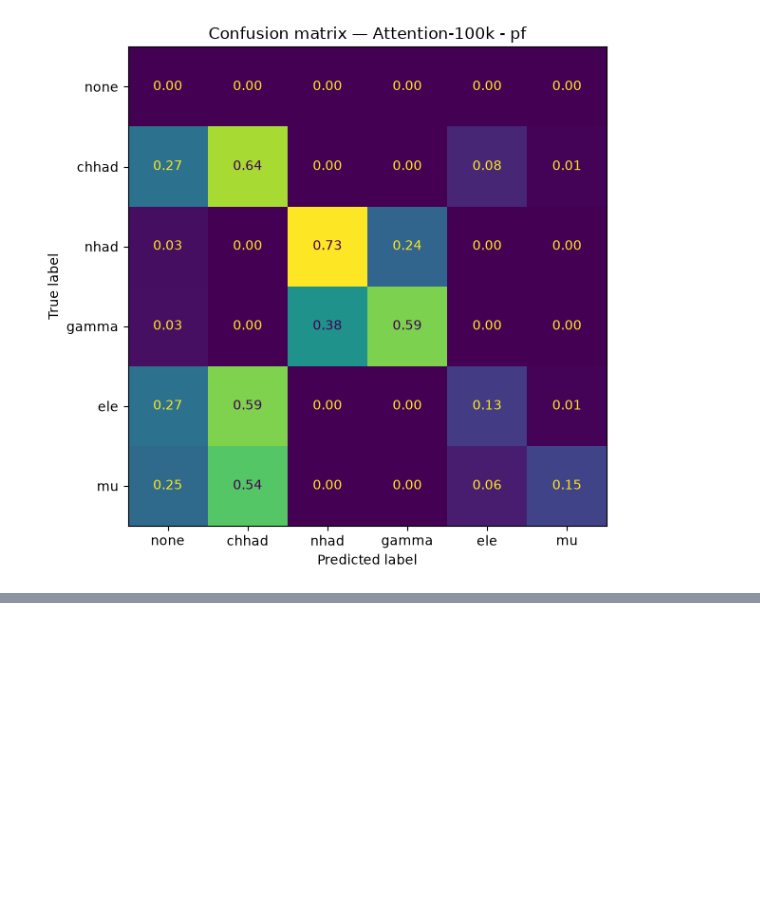
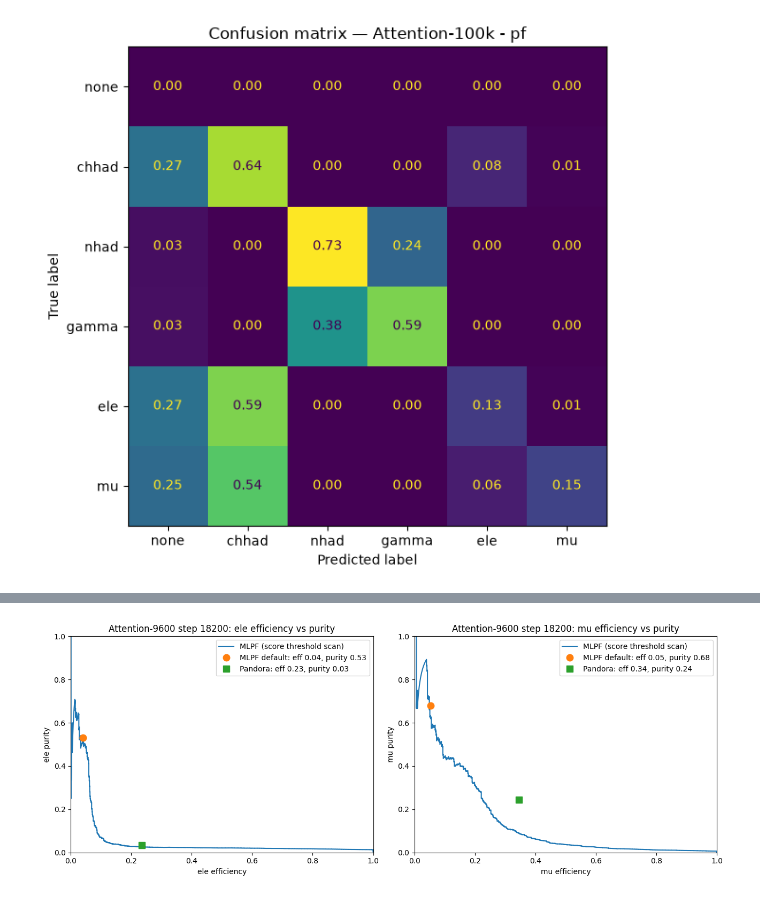
Before and after one commit to TNYASIN/particleflow, a Jupyter notebook: notebooks/muon-predictions.ipynb, the cells around one changed output, grey strips where cells are left out. Cells and saved outputs as stored; diff of their text form; code cells hidden in the pictures; blank space fills up the shorter version.

```diff
--- a/notebooks/muon-predictions.ipynb
+++ b/notebooks/muon-predictions.ipynb
@@ -370,0 +498,46 @@ plt.show()
+# %%
+# Efficiency vs purity for electrons and muons.
+# The confusion matrix only shows efficiency (rows are normalized by true class), which hides how many
+# particles each method wrongly labels as ele/mu. Here the MLPF curve comes from scanning a threshold on
+# its softmax score for that class, over all elements (including ones it predicts as no particle),
+# so it is an approximation of what a threshold inside the model would give.
+def eff_purity(target, cls_k, scores):
+    order = np.argsort(-scores)
+    is_k = target[order] == cls_k
+    tp = np.cumsum(is_k)
+    purity = tp / np.arange(1, len(scores) + 1)
+    efficiency = tp / max(is_k.sum(), 1)
+    return efficiency, purity
+
+
+def working_point(target, pred, cls_k):
+    n_pred = np.sum(pred == cls_k)
+    n_corr = np.sum((pred == cls_k) & (target == cls_k))
+    return n_corr / np.sum(target == cls_k), n_corr / max(n_pred, 1)
+
+
+true_flat = awkward.to_numpy(awkward.flatten(target_j["cls_id"]))
+mlpf_flat = awkward.to_numpy(awkward.flatten(pred_j["cls_id"]))
+cand_flat = awkward.to_numpy(awkward.flatten(cand_j["cls_id"]))
+logits = awkward.to_numpy(awkward.flatten(pred_j["cls_id_onehot"], axis=1)).astype(np.float64)
+probs = np.exp(logits - logits.max(axis=1, keepdims=True))
+probs /= probs.sum(axis=1, keepdims=True)
+
+fig, axes = plt.subplots(1, 2, figsize=(13, 5))
+for ax, cls_k in zip(axes, [4, 5]):
+    name = CLASS_NAMES[cls_k]
+    eff, pur = eff_purity(true_flat, cls_k, probs[:, cls_k])
+    ax.plot(eff, pur, label="MLPF (score threshold scan)")
+
+    e, p = working_point(true_flat, mlpf_flat, cls_k)
+    ax.plot(e, p, "o", ms=9, label=f"MLPF default: eff {e:.2f}, purity {p:.2f}")
+    e, p = working_point(true_flat, cand_flat, cls_k)
+    ax.plot(e, p, "s", ms=9, label=f"Pandora: eff {e:.2f}, purity {p:.2f}")
+
+    ax.set(xlabel=f"{name} efficiency", ylabel=f"{name} purity", xlim=(0, 1), ylim=(0, 1),
+           title=f"{LABEL_J} step {BEST_STEP_J}: {name} efficiency vs purity")
+    ax.legend()
+plt.tight_layout()
+plt.show()
+# %% [output]
+[figure, added]
```
Also changed, not shown: parts of 12 cells of this notebook, 8 other files.
